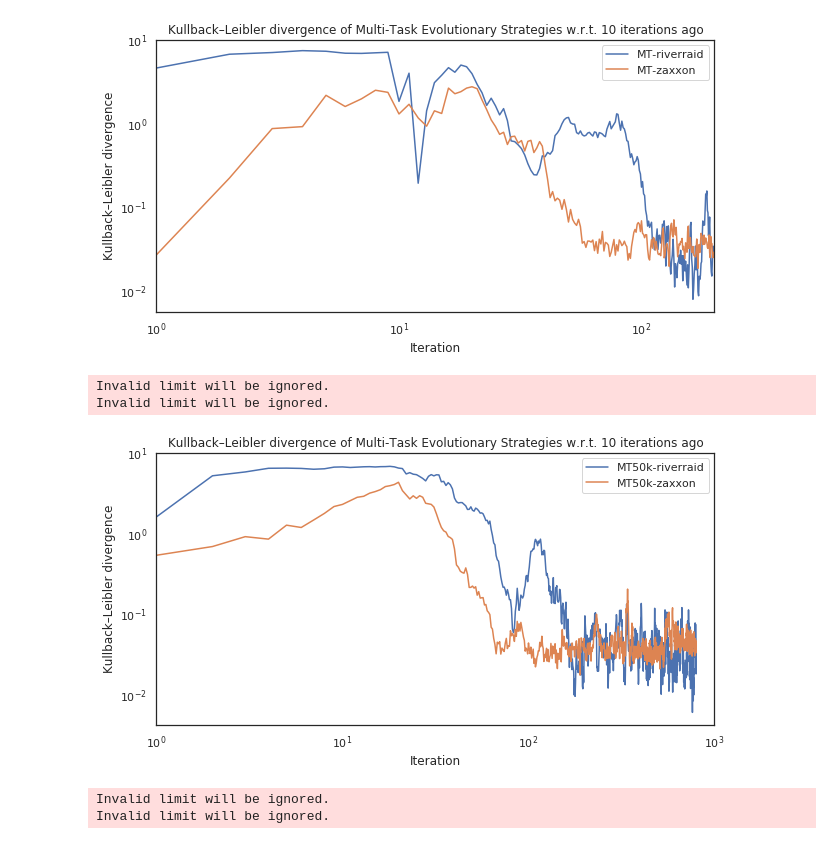
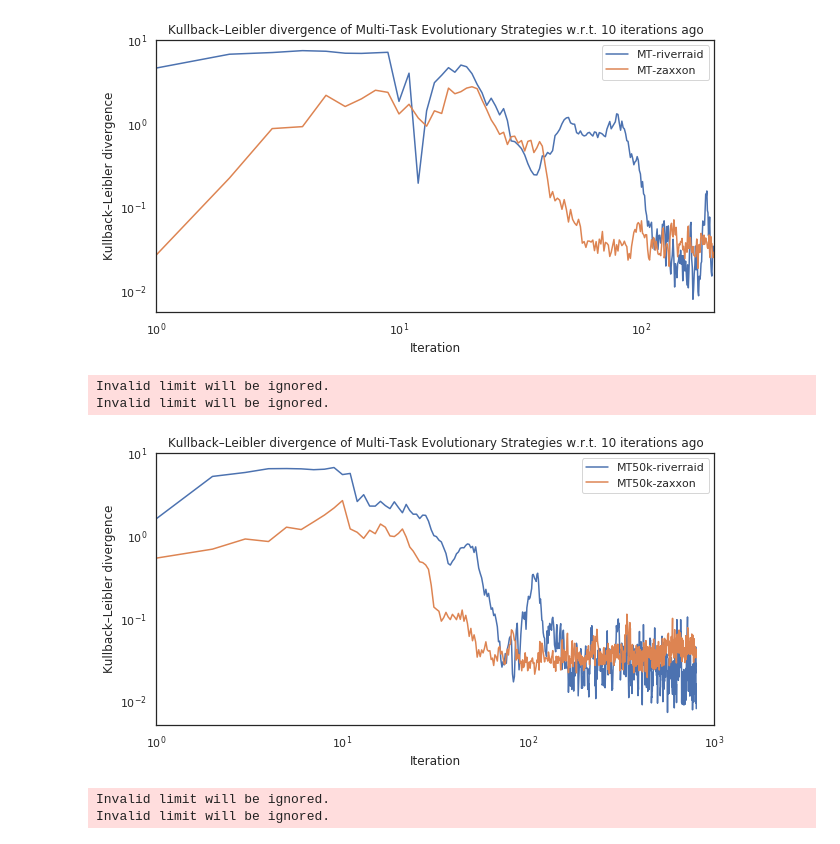
Before and after one commit to deyandyankov/research.mtne, a Jupyter notebook: gpu_implementation/analysis/all_plots.ipynb, the cells around one changed output. Saved outputs shown, nothing was run; the diff lists cells and outputs as text; code cells hidden in the pictures.

Commit message:
DKL 50k plots

```diff
--- a/gpu_implementation/analysis/all_plots.ipynb
+++ b/gpu_implementation/analysis/all_plots.ipynb
@@ -416,29 +416,29 @@ Invalid limit will be ignored.
 [figure]
 # %%
 # same as 5) iteration_lag=10
-# dkl_from0_0 = pd.DataFrame.from_dict({
-#     'MTES_zaxxon': [utils.compute_dkl(experiments['MT50k'], 0, i, bin_size, epsilon, iteration_lag=10) for i in range(1, 800)],
-#     'MTES_riverraid': [utils.compute_dkl(experiments['MT50k'], 1, i, bin_size, epsilon, iteration_lag=10) for i in range(1, 800)]
-# })
+dkl_from0_0 = pd.DataFrame.from_dict({
+    'MTES_zaxxon': [utils.compute_dkl(experiments['MT50k'], 0, i, bin_size, epsilon, iteration_lag=10) for i in range(1, 800)],
+    'MTES_riverraid': [utils.compute_dkl(experiments['MT50k'], 1, i, bin_size, epsilon, iteration_lag=10) for i in range(1, 800)]
+})
 
 df = dkl_from0_0.copy()
 df.columns = ['MT50k-riverraid', 'MT50k-zaxxon']
 # df['iteration'] = df.index
 # melted = pd.melt(df, id_vars=['iteration'])
 # p = sns.lineplot(x='iteration', y='value', style='variable', color='black', data=melted)
 p = df.plot()
 p.set_title("Kullback–Leibler divergence of Multi-Task Evolutionary Strategies w.r.t. 10 iterations ago")
 p.set_xlabel("Iteration")
 p.set_ylabel("Kullback–Leibler divergence")
 p.set_yscale('log')
 p.set_xscale('log')
 p.set_xlim([0, 1000])
 p.set_ylim([0, 10])
 p.get_figure().savefig("figures/plot6_dkl_mtes-10-50k.eps")
 # %% [output]
 Invalid limit will be ignored.
 Invalid limit will be ignored.
-[figure, old version]
+[figure, new version]
 # %%
 # same as 5) iteration_lag=20
 dkl_from0_0 = pd.DataFrame.from_dict({
```
Also changed, not shown: 1 other file.
